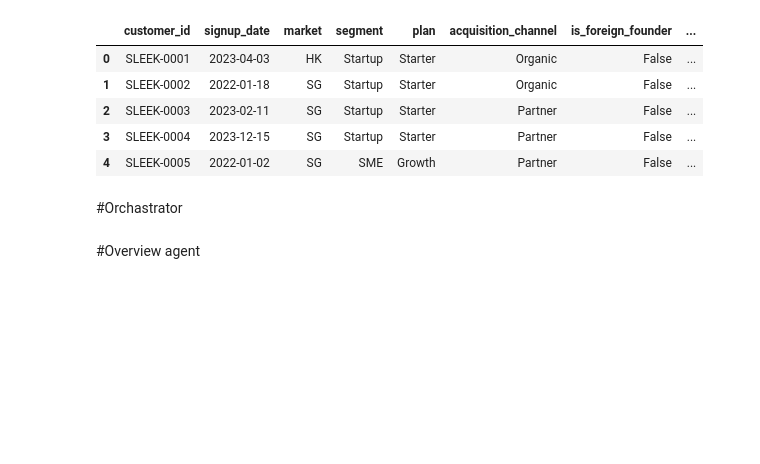
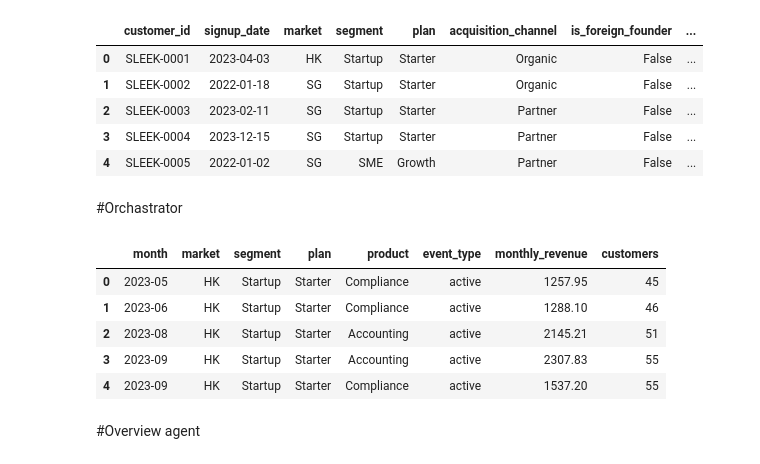
Before and after one commit to cznelson2005/sales-analysis-ai-assistant, a Jupyter notebook: notebook/Sales_Trend_and_Deepdive_AI_Assistant.ipynb, the cells around one changed output. Drawn from its saved outputs; the diff is of its cells as text; code cells hidden in the pictures; blank space fills up the shorter version.

```diff
--- a/notebook/Sales_Trend_and_Deepdive_AI_Assistant.ipynb
+++ b/notebook/Sales_Trend_and_Deepdive_AI_Assistant.ipynb
@@ -115,6 +107,9 @@ df_customer.head()
 #Orchastrator
 # %%
 def orchastrator(market= ['All'], start_date=start_date, end_date=end_date) -> dict:
+
+  start_dt = pd.to_datetime(start_date)
+  extended_start = (start_dt - pd.DateOffset(months=1)).strftime('%Y-%m-%d')
 
   #market filter
   if market == ['All']:
@@ -134,10 +129,11 @@ def orchastrator(market= ['All'], start_date=start_date, end_date=end_date) -> d
     ,product
     ,event_type
     ,sum(mrr) as monthly_revenue
+    ,count(distinct customer_id) as customers
   from monthly_revenue
   where
     product != 'Incorporation'
-    and month between substring('{start_date}',1,7) and substring('{end_date}',1,7)
+    and month between substring('{extended_start}',1,7) and substring('{end_date}',1,7)
     and market in {market_list}
   group by month, market, segment, plan, product, event_type
 
@@ -188,9 +184,18 @@ def orchastrator(market= ['All'], start_date=start_date, end_date=end_date) -> d
       'churn_data': df_churn_trend.to_dict(orient='records'),
       'cac_data': df_cac_trend.to_dict(orient='records')
   }
-
-
-orchas_result = orchastrator(market=['All'], start_date = start_date, end_date = end_date)
+# %%
+result = orchastrator(market= ['All'], start_date=start_date, end_date=end_date)
+# %%
+test_df = pd.DataFrame(result['mrr_data'])
+test_df.head()
+# %% [output]
+|  | month | market | segment | plan | product | event_type | monthly_revenue | customers |
+| 0 | 2023-05 | HK | Startup | Starter | Compliance | active | 1257.95 | 45 |
+| 1 | 2023-06 | HK | Startup | Starter | Compliance | active | 1288.10 | 46 |
+| 2 | 2023-08 | HK | Startup | Starter | Accounting | active | 2145.21 | 51 |
+| 3 | 2023-09 | HK | Startup | Starter | Accounting | active | 2307.83 | 55 |
+| 4 | 2023-09 | HK | Startup | Starter | Compliance | active | 1537.20 | 55 |
 # %% [markdown]
 #Overview agent
 # %%
```
Also changed, not shown: parts of 11 cells of this notebook.
